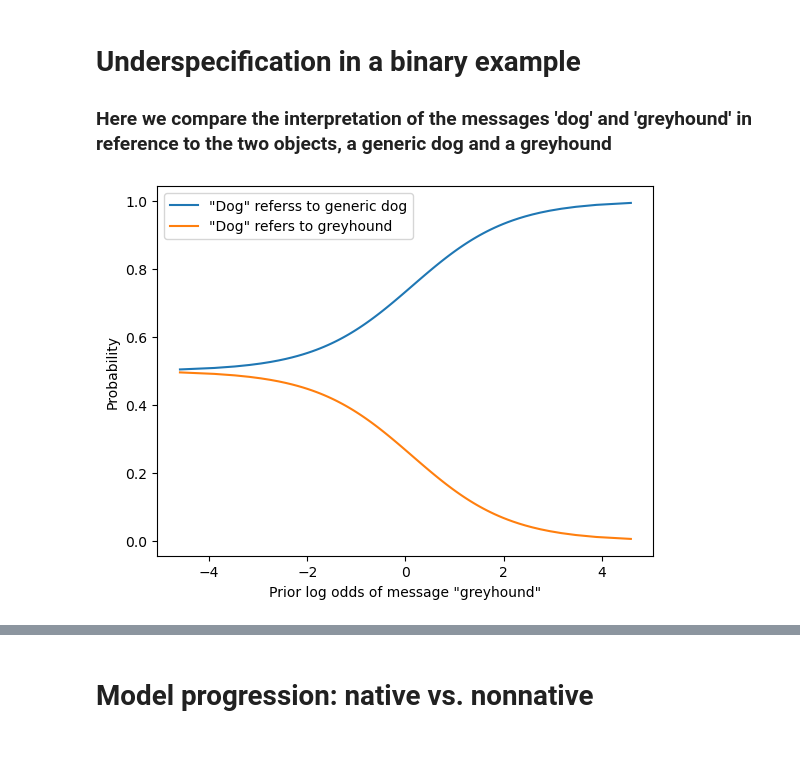
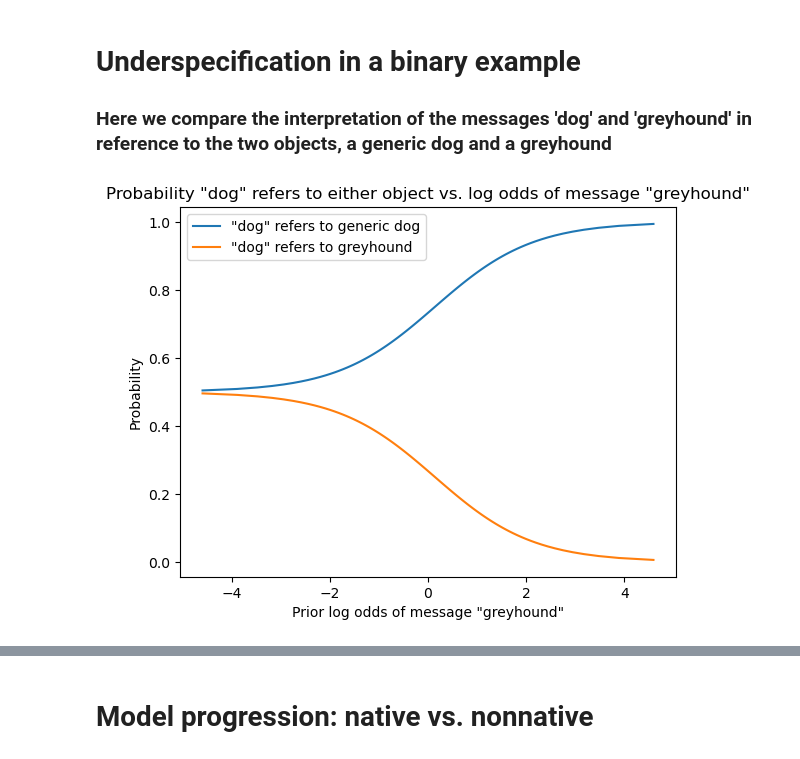
Before and after one commit to tyle00001/RSA-for-nonnative-speakers, a Jupyter notebook: RSA_Nonnative_Model.ipynb, the cells around one changed output, grey strips where cells are left out. Drawn from its saved outputs; the diff is of its cells as text; code cells hidden in the pictures.

Commit message:
added figures and code to generate the figures

```diff
--- a/RSA_Nonnative_Model.ipynb
+++ b/RSA_Nonnative_Model.ipynb
@@ -85,7 +85,9 @@ class RSAModel():
 
         return norm
 
-    def plot(self):
+    def plot(self, filename = None):
+        if filename != None and type(filename) != str:
+            raise TypeError("If a filename is provided, it must be a string")
         L1 = self.L1()
         fig, ax = plt.subplots(self.n_mes)
         for i, message in enumerate(self.messages):
@@ -95,6 +97,8 @@ class RSAModel():
             ax[i].set_ylabel('Probability')
             ax[i].set_ylim([0,1])
         plt.tight_layout()
+        if filename:
+            plt.savefig(filename)
         plt.show()
 # %% [markdown]
 # Vanilla model
@@ -231,31 +235,34 @@ RSAOption1_nonnative.plot()
 # %%
 more_objects = ['generic dog','greyhound']
 more_messages = ['dog','greyhound']
 more_truth_table = np.array([[1,1],[0,1]])
 uniform = [0.5,0.5]
 
 def more_cost_function():
     return [0,0]
 
 RSAModelEx = RSAModelWithPriorOverUtterances(more_objects, more_messages, more_truth_table,
                                              alpha, uniform, uniform, more_cost_function)
 greyhound_probs = []
 dog_probs = []
 prior_greyhound_logits = [] # the prior log odds of saying greyhound
 for i in np.arange(0,1,0.01):
     prior = np.array([1-i, i]) # prior over messages
     prior_greyhound_logits.append(np.log(prior[1] / (prior[0] + 1e-10)))
     RSAModelEx.prior_m = prior # update prior
     L1 = RSAModelEx.L1() # calculate new L1
     greyhound_probs.append(L1[0,1]) # i.e. the probability that 'dog' refers to the greyhound
     dog_probs.append(L1[0,0])
 
 fig, ax = plt.subplots()
-ax.plot(prior_greyhound_logits, dog_probs, label = '"Dog" referss to generic dog')
-ax.plot(prior_greyhound_logits, greyhound_probs, label = '"Dog" refers to greyhound')
+ax.plot(prior_greyhound_logits, dog_probs, label = '"dog" refers to generic dog')
+ax.plot(prior_greyhound_logits, greyhound_probs, label = '"dog" refers to greyhound')
 ax.set_xlabel('Prior log odds of message "greyhound"')
 ax.set_ylabel('Probability')
 ax.legend()
+ax.set_title('Probability "dog" refers to either object vs. log odds of message "greyhound"')
+
+plt.savefig('dog_prob_vs_logits.png')
 plt.show()
 # %% [output]
-[figure, old version]
+[figure, new version]
```
Also changed, not shown: parts of 4 cells of this notebook, 5 other files.
